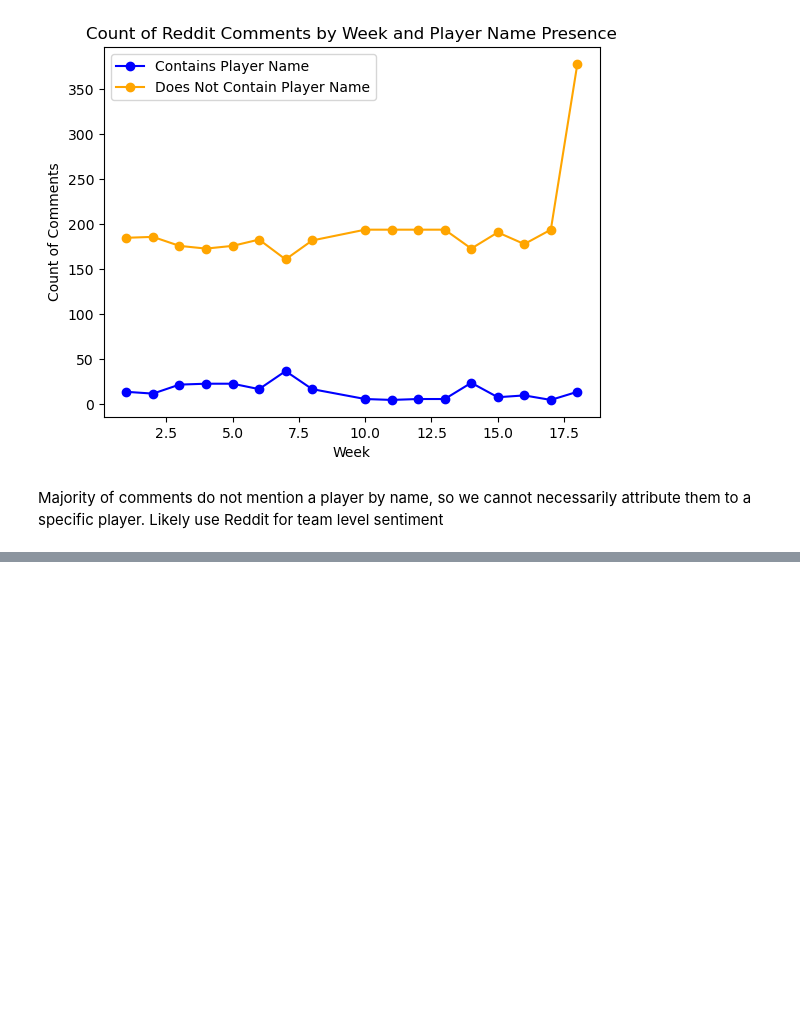
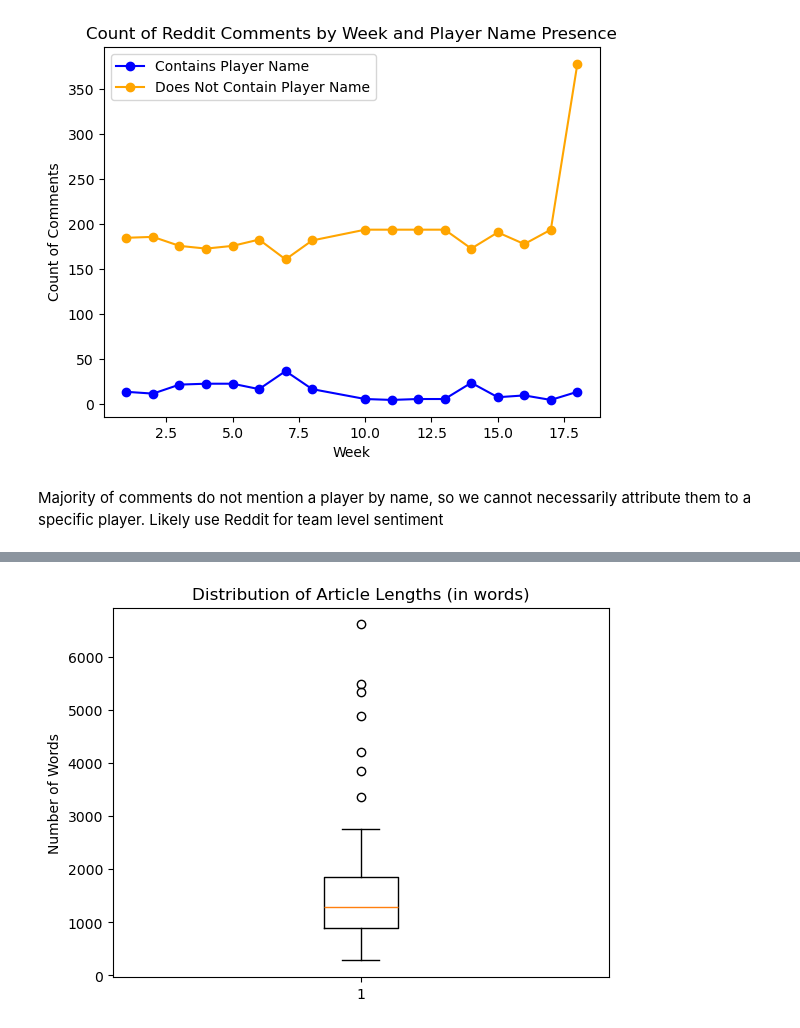
Before and after one commit to ryanjamesyu2/sentiment-performance-connection, a Jupyter notebook: sentiment_data_eda.ipynb, the cells around one changed output, grey strips where cells are left out. Saved outputs shown, nothing was run; the diff lists cells and outputs as text; code cells hidden in the pictures; blank space fills up the shorter version.

Commit message:
Initial Google data EDA

```diff
--- a/sentiment_data_eda.ipynb
+++ b/sentiment_data_eda.ipynb
@@ -592,0 +595,3 @@ Majority of comments do not mention a player by name, so we cannot necessarily a
+# %%
+google_df = pd.read_csv("data/eagles_2025_articles_non_paywalled.csv")
+google_df.head()
@@ -592,0 +605,9 @@ Majority of comments do not mention a player by name, so we cannot necessarily a
+# %%
+google_df['num_words'] = google_df['text_body'].str.split().str.len()
+# %%
+plt.boxplot(google_df['num_words'])
+plt.title('Distribution of Article Lengths (in words)')
+plt.ylabel('Number of Words')
+plt.show()
+# %% [output]
+[figure, added]
```
Also changed, not shown: parts of 17 cells of this notebook.
